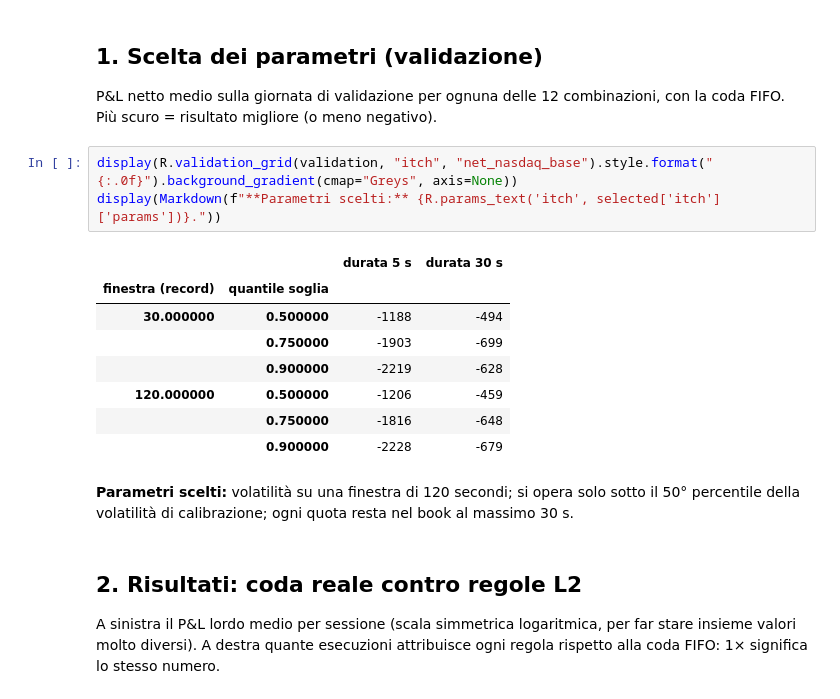
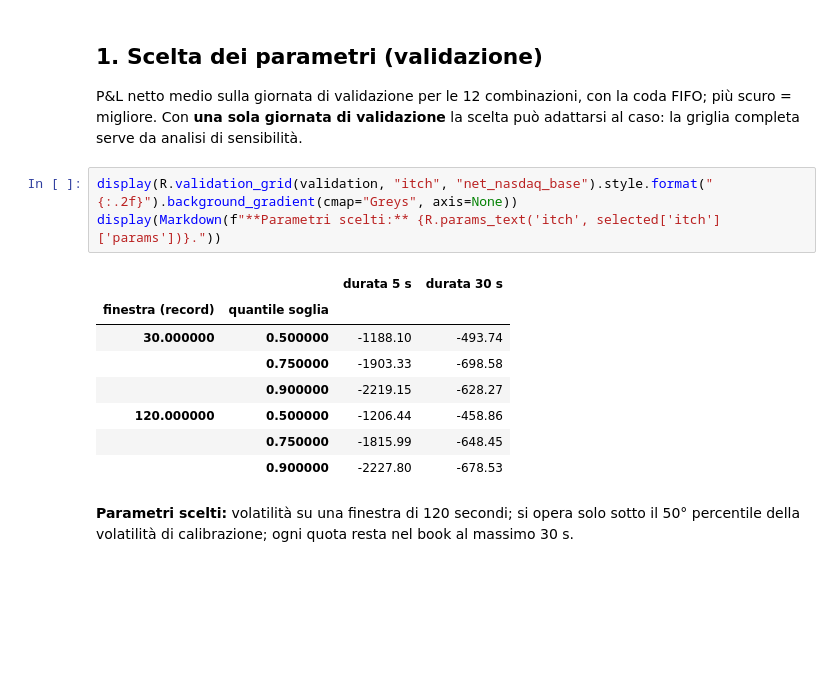
Before and after one commit to giuliobmb/lob-market-making-backtest, a Jupyter notebook: notebooks/04_l3_backtest.ipynb, the cells around one changed output. Cells and saved outputs as stored; diff of their text form; blank space fills up the shorter version.

```diff
--- a/notebooks/04_l3_backtest.ipynb
+++ b/notebooks/04_l3_backtest.ipynb
@@ -73,21 +102,17 @@ R.show_box("In breve", [
 # %% [markdown]
 ## 1. Scelta dei parametri (validazione)
 
-P&L netto medio sulla giornata di validazione per ognuna delle 12 combinazioni, con la coda FIFO. Più scuro = risultato migliore (o meno negativo).
+P&L netto medio sulla giornata di validazione per le 12 combinazioni, con la coda FIFO; più scuro = migliore. Con **una sola giornata di validazione** la scelta può adattarsi al caso: la griglia completa serve da analisi di sensibilità.
 # %%
-display(R.validation_grid(validation, "itch", "net_nasdaq_base").style.format("{:.0f}").background_gradient(cmap="Greys", axis=None))
+display(R.validation_grid(validation, "itch", "net_nasdaq_base").style.format("{:.2f}").background_gradient(cmap="Greys", axis=None))
 display(Markdown(f"**Parametri scelti:** {R.params_text('itch', selected['itch']['params'])}."))
 # %% [output]
 |  |  | durata 5 s | durata 30 s |
 | finestra (record) | quantile soglia |  |  |
-| 30.000000 | 0.500000 | -1188 | -494 |
-|  | 0.750000 | -1903 | -699 |
-|  | 0.900000 | -2219 | -628 |
-| 120.000000 | 0.500000 | -1206 | -459 |
-|  | 0.750000 | -1816 | -648 |
-|  | 0.900000 | -2228 | -679 |
+| 30.000000 | 0.500000 | -1188.10 | -493.74 |
+|  | 0.750000 | -1903.33 | -698.58 |
+|  | 0.900000 | -2219.15 | -628.27 |
+| 120.000000 | 0.500000 | -1206.44 | -458.86 |
+|  | 0.750000 | -1815.99 | -648.45 |
+|  | 0.900000 | -2227.80 | -678.53 |
 **Parametri scelti:** volatilità su una finestra di 120 secondi; si opera solo sotto il 50° percentile della volatilità di calibrazione; ogni quota resta nel book al massimo 30 s.
-# %% [markdown]
-## 2. Risultati: coda reale contro regole L2
-
-A sinistra il P&L lordo medio per sessione (scala simmetrica logaritmica, per far stare insieme valori molto diversi). A destra quante esecuzioni attribuisce ogni regola rispetto alla coda FIFO: 1× significa lo stesso numero.
```
Also changed, not shown: parts of 15 cells of this notebook, 23 other files.
